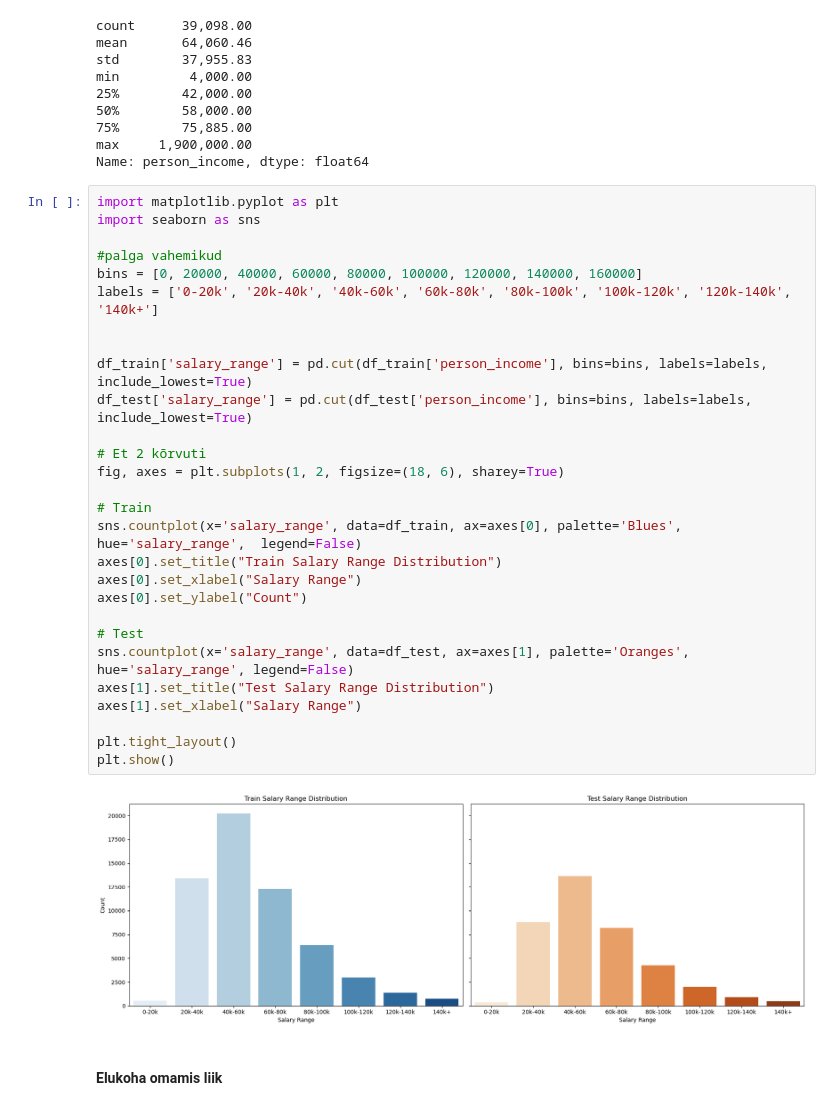
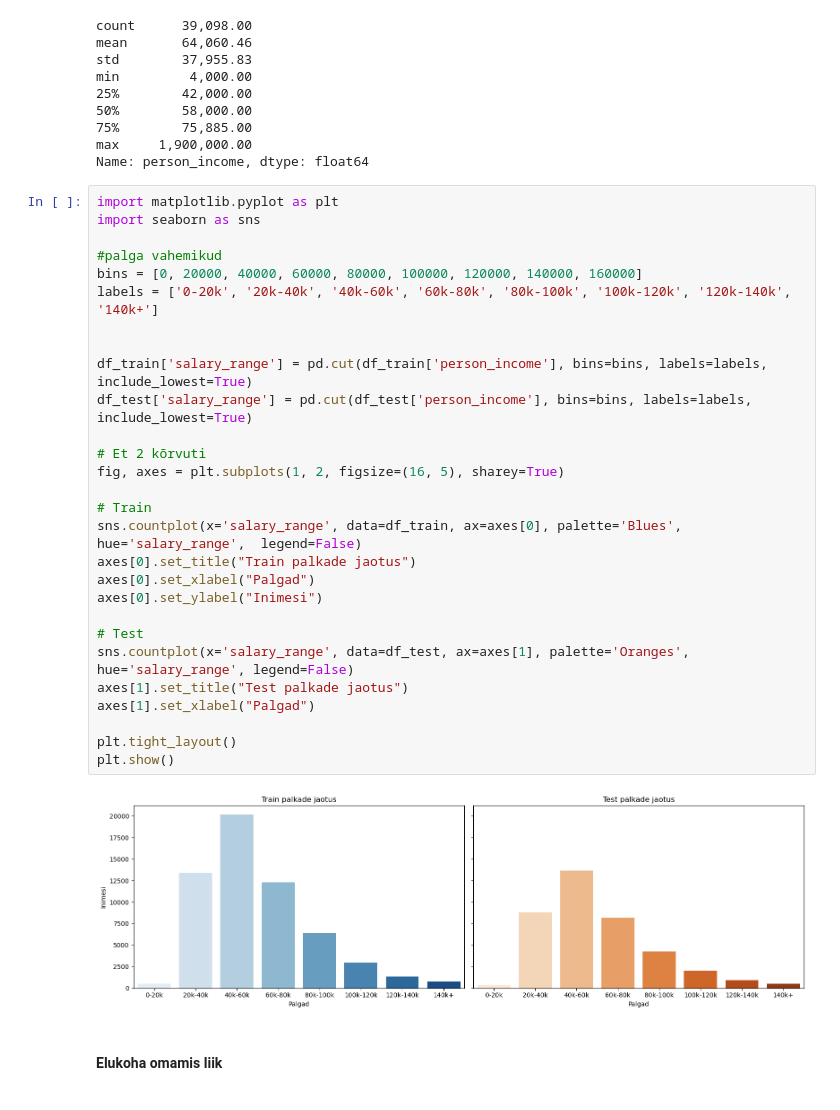
Before and after one commit to madispuu/Loan_Approval_Prediction, a Jupyter notebook: TEAM.ipynb, the cells around one changed output. Cells and saved outputs as stored; diff of their text form.

```diff
--- a/TEAM.ipynb
+++ b/TEAM.ipynb
@@ -173,32 +173,32 @@ Name: person_income, dtype: float64
 # %%
 import matplotlib.pyplot as plt
 import seaborn as sns
 
 #palga vahemikud
 bins = [0, 20000, 40000, 60000, 80000, 100000, 120000, 140000, 160000]
 labels = ['0-20k', '20k-40k', '40k-60k', '60k-80k', '80k-100k', '100k-120k', '120k-140k', '140k+']
 
 
 df_train['salary_range'] = pd.cut(df_train['person_income'], bins=bins, labels=labels, include_lowest=True)
 df_test['salary_range'] = pd.cut(df_test['person_income'], bins=bins, labels=labels, include_lowest=True)
 
 # Et 2 kõrvuti
-fig, axes = plt.subplots(1, 2, figsize=(18, 6), sharey=True)
+fig, axes = plt.subplots(1, 2, figsize=(16, 5), sharey=True)
 
 # Train
 sns.countplot(x='salary_range', data=df_train, ax=axes[0], palette='Blues', hue='salary_range',  legend=False)
-axes[0].set_title("Train Salary Range Distribution")
-axes[0].set_xlabel("Salary Range")
-axes[0].set_ylabel("Count")
+axes[0].set_title("Train palkade jaotus")
+axes[0].set_xlabel("Palgad")
+axes[0].set_ylabel("Inimesi")
 
 # Test
 sns.countplot(x='salary_range', data=df_test, ax=axes[1], palette='Oranges', hue='salary_range', legend=False)
-axes[1].set_title("Test Salary Range Distribution")
-axes[1].set_xlabel("Salary Range")
+axes[1].set_title("Test palkade jaotus")
+axes[1].set_xlabel("Palgad")
 
 plt.tight_layout()
 plt.show()
 # %% [output]
-[figure, old version]
+[figure, new version]
 # %% [markdown]
 #### **Elukoha omamis liik**
```
Also changed, not shown: parts of 13 cells of this notebook.
